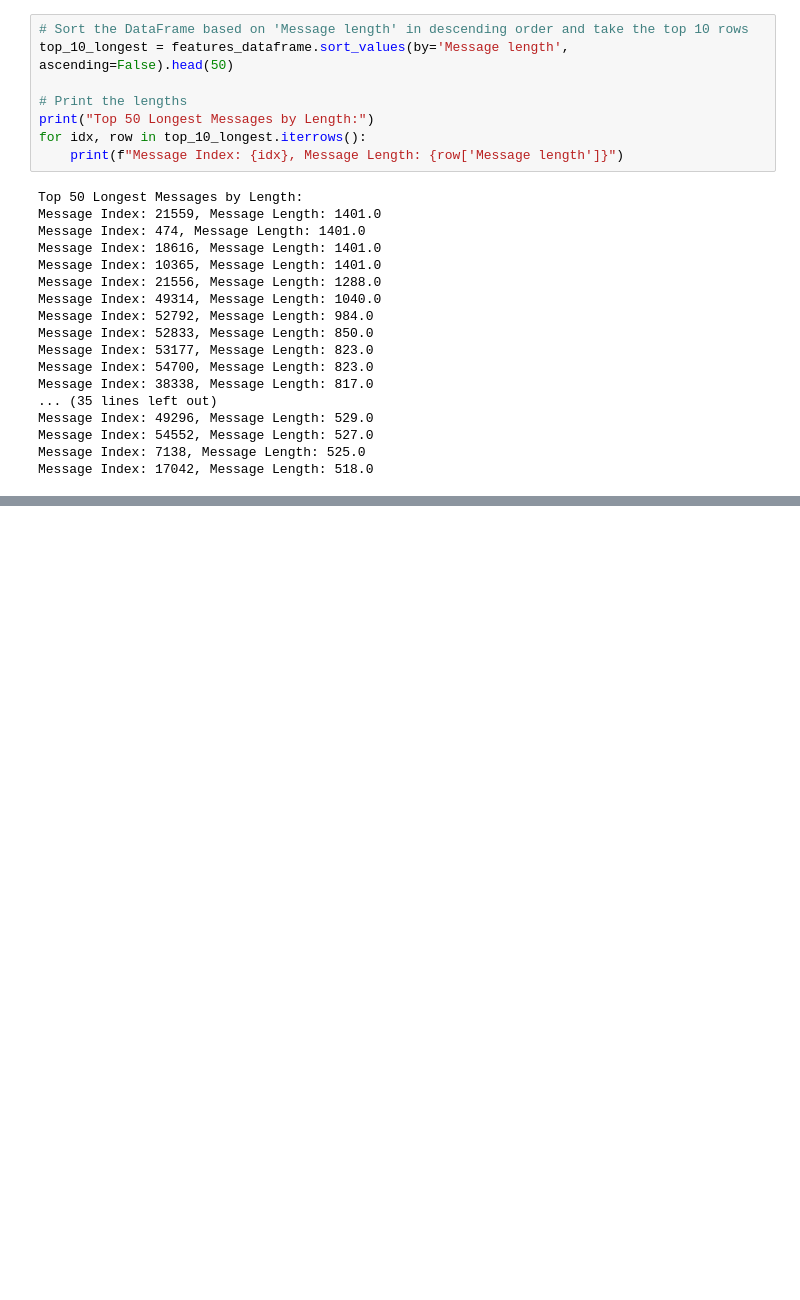
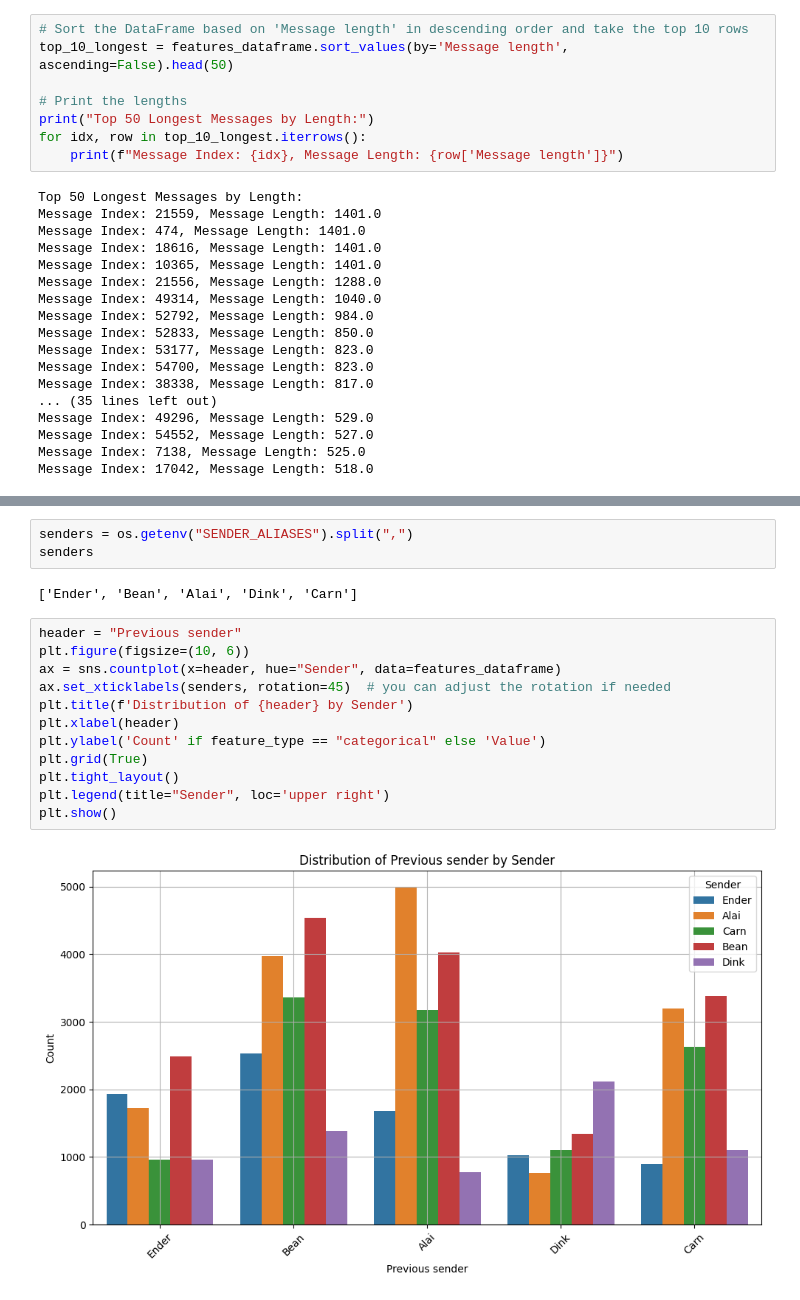
Before and after one commit to BrysonL/groupchat-classification, a Jupyter notebook: FeatureExtraction.ipynb, the cells around one changed output, grey strips where cells are left out. Drawn from its saved outputs; the diff is of its cells as text; blank space fills up the shorter version.

```diff
--- a/FeatureExtraction.ipynb
+++ b/FeatureExtraction.ipynb
@@ -120,0 +264,19 @@ f09f87b0
+# %%
+senders = os.getenv("SENDER_ALIASES").split(",")
+senders
+# %% [output]
+['Ender', 'Bean', 'Alai', 'Dink', 'Carn']
+# %%
+header = "Previous sender"
+plt.figure(figsize=(10, 6))
+ax = sns.countplot(x=header, hue="Sender", data=features_dataframe)
+ax.set_xticklabels(senders, rotation=45)  # you can adjust the rotation if needed
+plt.title(f'Distribution of {header} by Sender')
+plt.xlabel(header)
+plt.ylabel('Count' if feature_type == "categorical" else 'Value')
+plt.grid(True)
+plt.tight_layout()
+plt.legend(title="Sender", loc='upper right')
+plt.show()
+# %% [output]
+[figure, added]
```
Also changed, not shown: parts of 9 cells of this notebook, 9 other files.
